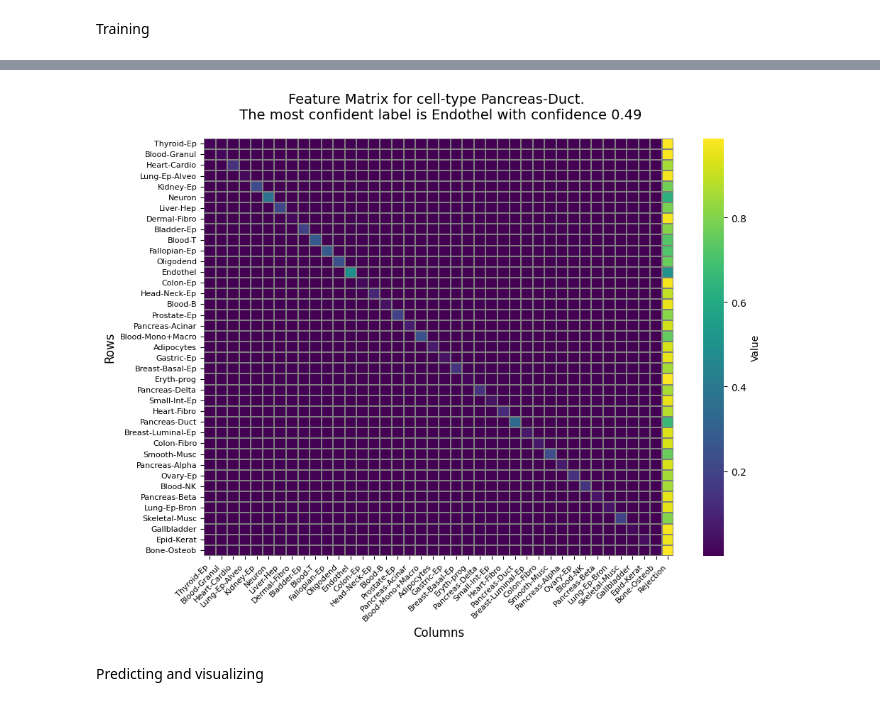
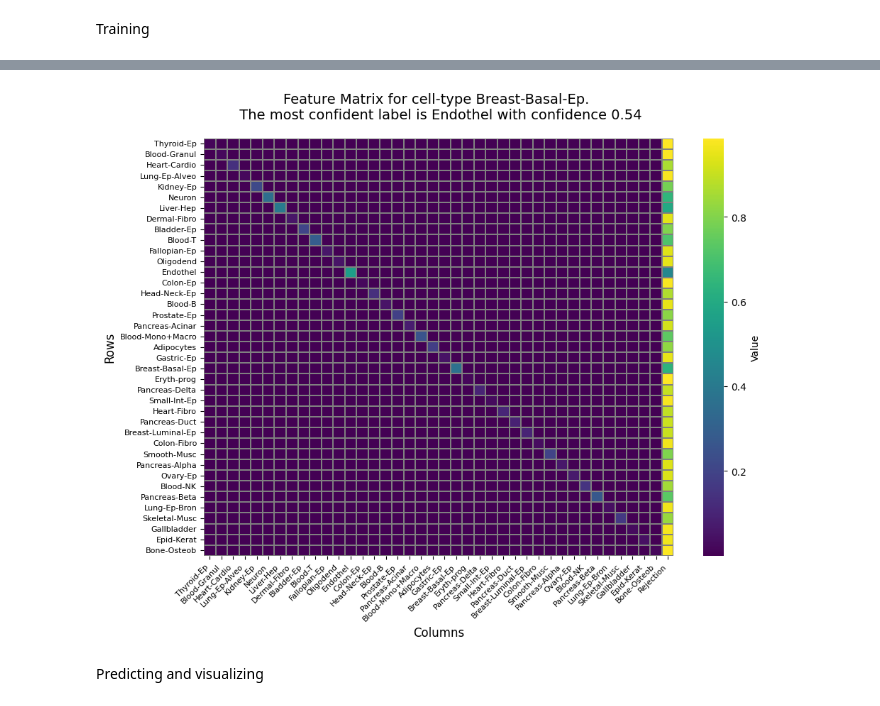
Before and after one commit to CompEpigen/syto, a Jupyter notebook: EDA/Loyfer_deconvolution_analysis.ipynb, the cells around one changed output, grey strips where cells are left out. Saved outputs shown, nothing was run; the diff lists cells and outputs as text; code cells hidden in the pictures.

```diff
--- a/EDA/Loyfer_deconvolution_analysis.ipynb
+++ b/EDA/Loyfer_deconvolution_analysis.ipynb
@@ -568,14 +594,14 @@ all_ios, exceptions = run_ios_generation_parallel(train_split_uxm_input,
                                                   checkpoint_interval=1_000,
                                                   file_name = "../Tutorials/methylBertLoyferWithReject_attentionClassifier_DMRs_stratified_hg38_dmr_ctype_label_mincpg_4_minlen_10/ios_deconvolution/ios_deconvolution_data_hg38_grouped_dmrs_uxm_alligned.pkl")
 # %%
-all_ios = []
-for file in os.listdir("../Tutorials/methylBertLoyferWithReject_attentionClassifier_DMRs_stratified_hg38_dmr_ctype_label_mincpg_4_minlen_10/ios_deconvolution/"):
-    with open(f"deconvolution_ios/{file}", "rb") as f:
-        all_ios.extend(pickle.load(f))
+# all_ios = []
+# for file in os.listdir("../Tutorials/methylBertLoyferWithReject_attentionClassifier_DMRs_stratified_hg38_dmr_ctype_label_mincpg_3_minlen_10/ios_deconvolution/"):
+#     with open(f"../Tutorials/methylBertLoyferWithReject_attentionClassifier_DMRs_stratified_hg38_dmr_ctype_label_mincpg_3_minlen_10/ios_deconvolution/{file}", "rb") as f:
+#         all_ios.extend(pickle.load(f))
 # %%
-with open("../Tutorials/methylBertLoyferWithReject_attentionClassifier_DMRs_stratified_hg38_dmr_ctype_label_mincpg_4_minlen_10/ios_deconvolution_data_hg38_grouped_dmrs_uxm_alligned.pkl", "wb") as f:
-     pickle.dump(all_ios, f)
+# with open("../Tutorials/methylBertLoyferWithReject_attentionClassifier_DMRs_stratified_hg38_dmr_ctype_label_mincpg_3_minlen_10/ios_deconvolution_data_hg38_grouped_dmrs_uxm_alligned.pkl", "wb") as f:
+#      pickle.dump(all_ios, f)
 # %%
-# with open("../Tutorials/methylBertLoyferWithReject_attentionClassifier_DMRs_stratified_hg38_dmr_ctype_label_mincpg_4_minlen_10/ios_deconvolution_data_hg38_grouped_dmrs_uxm_alligned.pkl", "rb") as f:
-#     all_ios = pickle.load(f)
+with open("../Tutorials/methylBertLoyferWithReject_attentionClassifier_DMRs_stratified_hg38_dmr_ctype_label_mincpg_4_minlen_10/ios_deconvolution_data_hg38_grouped_dmrs_uxm_alligned.pkl", "rb") as f:
+    all_ios = pickle.load(f)
 # %%
@@ -598,61 +624,73 @@ Models definiton
 # %% [markdown]
 Training
 # %%
-with open("30000_ios_deconvolution_data_hg38_grouped_dmrs.pkl", "rb") as f:
-    all_ios = pickle.load(f)
+# with open("30000_ios_deconvolution_data_hg38_grouped_dmrs.pkl", "rb") as f:
+#     all_ios = pickle.load(f)
 # %%
 train_features = np.array([np.array(all_ios[k][1][0][[f"prediction_{i}_wavg" for i in range(40)]]) for k in range(len(all_ios))])
 valid_features = np.array([np.array(all_ios[k][1][1][[f"prediction_{i}_wavg" for i in range(40)]]) for k in range(len(all_ios))])
 test_features = np.array([np.array(all_ios[k][1][2][[f"prediction_{i}_wavg" for i in range(40)]]) for k in range(len(all_ios))])
 train_outputs=valid_outputs=test_outputs = np.array([np.array(all_ios[k][0]) for k in range(len(all_ios))])
 # %%
-# import numpy as np
-# import matplotlib.pyplot as plt
-# import seaborn as sns
+import numpy as np
+import matplotlib.pyplot as plt
+import seaborn as sns
 
-# # target = 2
+# target = 2
 
-# # labels, proportions = ([0,1,2,3,4,5,6,7,8,9],[0.1]*10)
-# # _, proportions, subs,uxm_data = generate_pseudo_bulk(n_read_per_split, labels,proportions, train_split_uxm_input,valid_split_uxm_input, test_split_uxm_input,atlas,ref_cells,labels_dict_reversed)
+# labels, proportions = ([0,1,2,3,4,5,6,7,8,9],[0.1]*10)
+# _, proportions, subs,uxm_data = generate_pseudo_bulk(n_read_per_split, labels,proportions, train_split_uxm_input,valid_split_uxm_input, test_split_uxm_input,atlas,ref_cells,labels_dict_reversed)
 
-# # matrix = subs[2][[f"prediction_{i}_wavg" for i in range(40)]]
+# matrix = subs[2][[f"prediction_{i}_wavg" for i in range(40)]]
 
-# i = 2
+i = 0
 # labels, proportions = lab_prop_par[i]
 # matrix_p = all_ios_parallel[i][1][2][[f"prediction_{i}_wavg" for i in range(40)]]
 # matrix_l = all_ios[i][1][2][[f"prediction_{i}_wavg" for i in range(40)]]
+subs = all_ios[i][1]
+proportions = np.array(all_ios[i][0])
+labels = np.where(proportions>0)[0]
+matrix = all_ios[i][1][0][[f"prediction_{i}_wavg" for i in range(40)]]
+matrix_v = all_ios[i][1][1][[f"prediction_{i}_wavg" for i in range(40)]]
+matrix_t = all_ios[i][1][2][[f"prediction_{i}_wavg" for i in range(40)]]
+diagonal = np.diag(matrix)
+diagonal_v = np.diag(matrix_v)
+diagonal_t = np.diag(matrix_t)
 
-# diagonal = np.diag(matrix_p)
 # diagonal_l = np.diag(matrix_l)
 
 # for i in labels:
 #     print(labels_dict[i], round(proportions[i],3),round(diagonal[i],3),round(diagonal_l[i],3) )
 
+for i in labels:
+    print(labels_dict[i], round(proportions[i],3),round(diagonal[i],3), round(diagonal_v[i],3), round(diagonal_t[i],3))
 
-# target = np.where(proportions==max(proportions))[0][0]
-# most_confident_idx = np.where(diagonal==max(diagonal))[0][0]
-# most_confident_value = diagonal[most_confident_idx]
 
-# # Create row and column labels
-# row_labels = subs[2]["dmr_ctype"]
-# column_labels = deepcopy(row_labels).to_list()
-# column_labels.append("Rejection")
 
-# # Create the heatmap
-# plt.figure(figsize=(10, 8))
-# sns.heatmap(matrix_p,
-#             xticklabels=column_labels,
-#             yticklabels=row_labels,
-#             cmap='viridis',  # or try 'YlOrRd', 'Blues', 'RdYlBu_r'
-#             cbar_kws={'label': 'Value'},
-#             linewidths=0.1,
-#             linecolor='gray')
+target = np.where(proportions==max(proportions))[0][0]
+most_confident_idx = np.where(diagonal==max(diagonal))[0][0]
+most_confident_value = diagonal[most_confident_idx]
 
-# plt.title(f'Feature Matrix for cell-type {labels_dict[target]}. \n The most confident label is {labels_dict[most_confident_idx]} with confidence {most_confident_value:.2f}', fontsize=14, pad=20)
-# plt.xlabel('Columns', fontsize=12)
-# plt.ylabel('Rows', fontsize=12)
-# plt.xticks(rotation=45, ha='right', fontsize=8)
-# plt.yticks(fontsize=8)
-# plt.tight_layout()
-# plt.show()
+# Create row and column labels
+row_labels = subs[2]["dmr_ctype"]
+column_labels = deepcopy(row_labels).to_list()
+column_labels.append("Rejection")
+
+# Create the heatmap
+plt.figure(figsize=(10, 8))
+sns.heatmap(matrix,
+            xticklabels=column_labels,
+            yticklabels=row_labels,
+            cmap='viridis',  # or try 'YlOrRd', 'Blues', 'RdYlBu_r'
+            cbar_kws={'label': 'Value'},
+            linewidths=0.1,
+            linecolor='gray')
+
+plt.title(f'Feature Matrix for cell-type {labels_dict[target]}. \n The most confident label is {labels_dict[most_confident_idx]} with confidence {most_confident_value:.2f}', fontsize=14, pad=20)
+plt.xlabel('Columns', fontsize=12)
+plt.ylabel('Rows', fontsize=12)
+plt.xticks(rotation=45, ha='right', fontsize=8)
+plt.yticks(fontsize=8)
+plt.tight_layout()
+plt.show()
 # %% [output]
@@ -666 +701 @@ Skeletal-Musc 0.069 0.196 0.192
-[figure, old version]
+[figure, new version]
```
Also changed, not shown: parts of 53 cells of this notebook, 2 other files.
